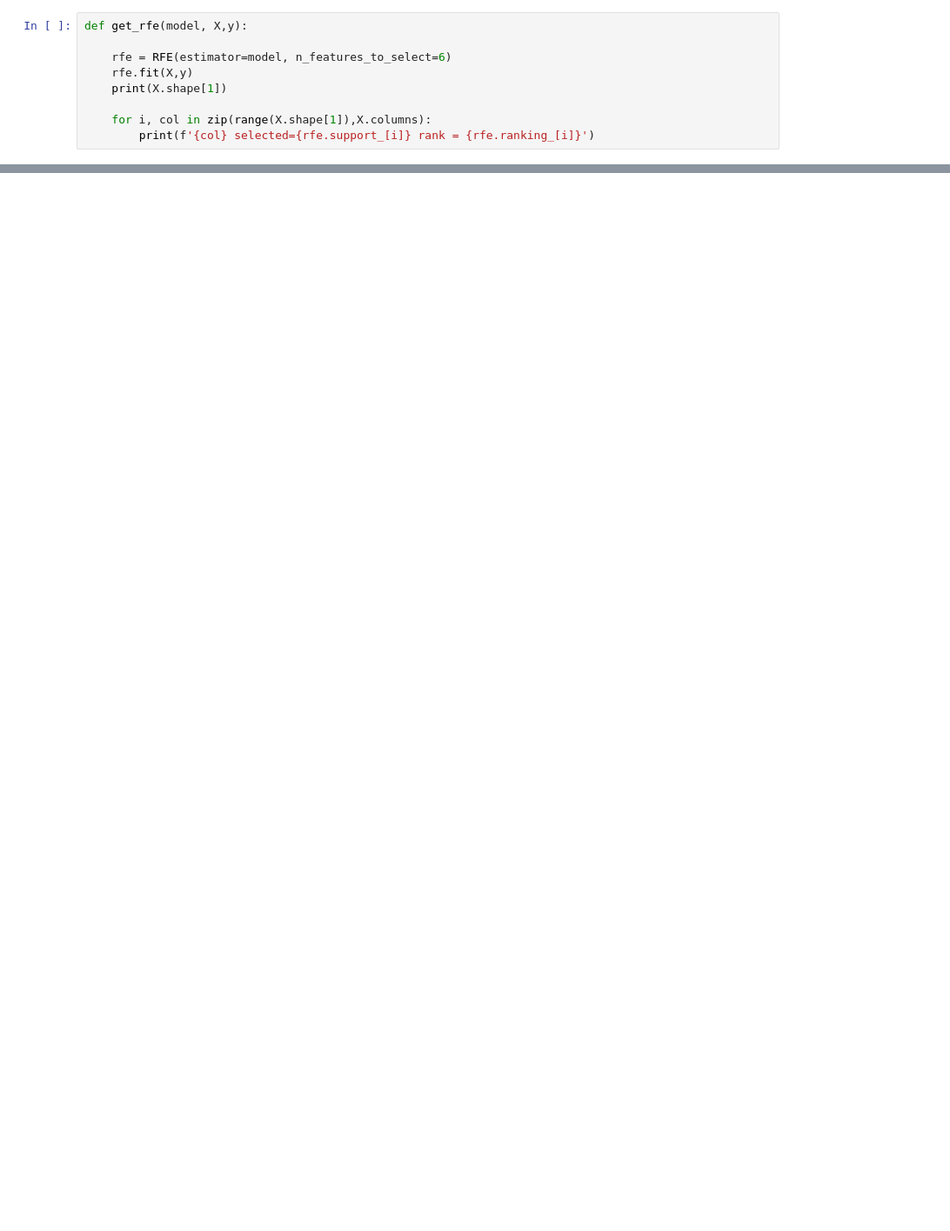
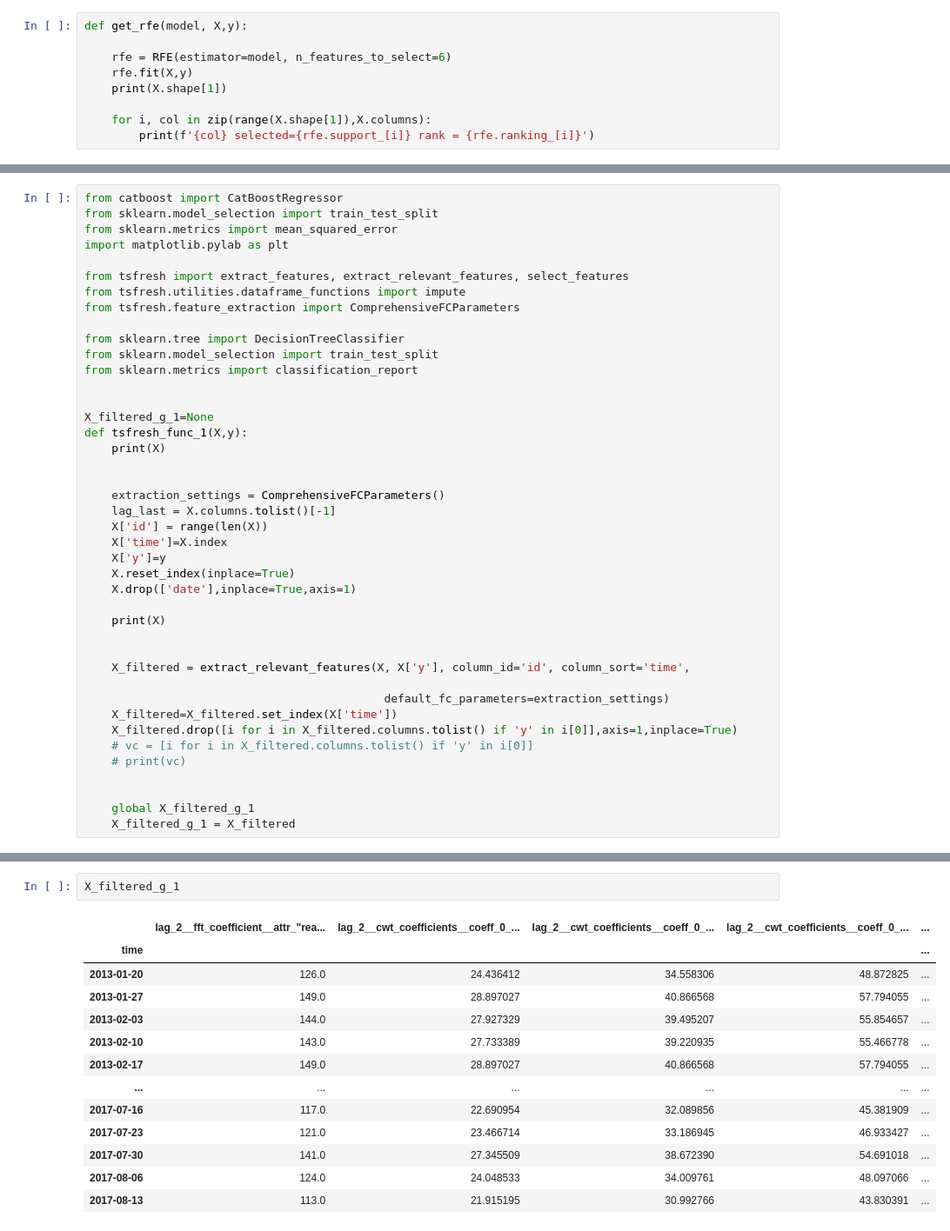
Before and after one commit to budennovsk/Pandas, a Jupyter notebook: forecast_Favorita_Grocery_2_2_week.ipynb, the cells around one changed output, grey strips where cells are left out. Shown at 87% size. Saved outputs shown, nothing was run; the diff lists cells and outputs as text; blank space fills up the shorter version.

```diff
--- a/forecast_Favorita_Grocery_2_2_week.ipynb
+++ b/forecast_Favorita_Grocery_2_2_week.ipynb
@@ -947,0 +956,42 @@ def get_rfe(model, X,y):
+# %%
+from catboost import CatBoostRegressor
+from sklearn.model_selection import train_test_split
+from sklearn.metrics import mean_squared_error
+import matplotlib.pylab as plt
+
+from tsfresh import extract_features, extract_relevant_features, select_features
+from tsfresh.utilities.dataframe_functions import impute
+from tsfresh.feature_extraction import ComprehensiveFCParameters
+
+from sklearn.tree import DecisionTreeClassifier
+from sklearn.model_selection import train_test_split
+from sklearn.metrics import classification_report
+
+
+X_filtered_g_1=None
+def tsfresh_func_1(X,y):
+    print(X)
+
+
+    extraction_settings = ComprehensiveFCParameters()
+    lag_last = X.columns.tolist()[-1]
+    X['id'] = range(len(X))
+    X['time']=X.index
+    X['y']=y
+    X.reset_index(inplace=True)
+    X.drop(['date'],inplace=True,axis=1)
+
+    print(X)
+
+
+    X_filtered = extract_relevant_features(X, X['y'], column_id='id', column_sort='time',
+
+                                            default_fc_parameters=extraction_settings)
+    X_filtered=X_filtered.set_index(X['time'])
+    X_filtered.drop([i for i in X_filtered.columns.tolist() if 'y' in i[0]],axis=1,inplace=True)
+    # vc = [i for i in X_filtered.columns.tolist() if 'y' in i[0]]
+    # print(vc)
+
+
+    global X_filtered_g_1
+    X_filtered_g_1 = X_filtered
@@ -947,0 +1046,16 @@ def get_rfe(model, X,y):
+# %%
+X_filtered_g_1
+# %% [output]
+|  | lag_2__fft_coefficient__attr_"rea... | lag_2__cwt_coefficients__coeff_0_... | lag_2__cwt_coefficients__coeff_0_... | lag_2__cwt_coefficients__coeff_0_... | ... |
+| time |  |  |  |  | ... |
+| 2013-01-20 | 126.0 | 24.436412 | 34.558306 | 48.872825 | ... |
+| 2013-01-27 | 149.0 | 28.897027 | 40.866568 | 57.794055 | ... |
+| 2013-02-03 | 144.0 | 27.927329 | 39.495207 | 55.854657 | ... |
+| 2013-02-10 | 143.0 | 27.733389 | 39.220935 | 55.466778 | ... |
+| 2013-02-17 | 149.0 | 28.897027 | 40.866568 | 57.794055 | ... |
+| ... | ... | ... | ... | ... | ... |
+| 2017-07-16 | 117.0 | 22.690954 | 32.089856 | 45.381909 | ... |
+| 2017-07-23 | 121.0 | 23.466714 | 33.186945 | 46.933427 | ... |
+| 2017-07-30 | 141.0 | 27.345509 | 38.672390 | 54.691018 | ... |
+| 2017-08-06 | 124.0 | 24.048533 | 34.009761 | 48.097066 | ... |
+| 2017-08-13 | 113.0 | 21.915195 | 30.992766 | 43.830391 | ... |
```
Also changed, not shown: parts of 35 cells of this notebook.
